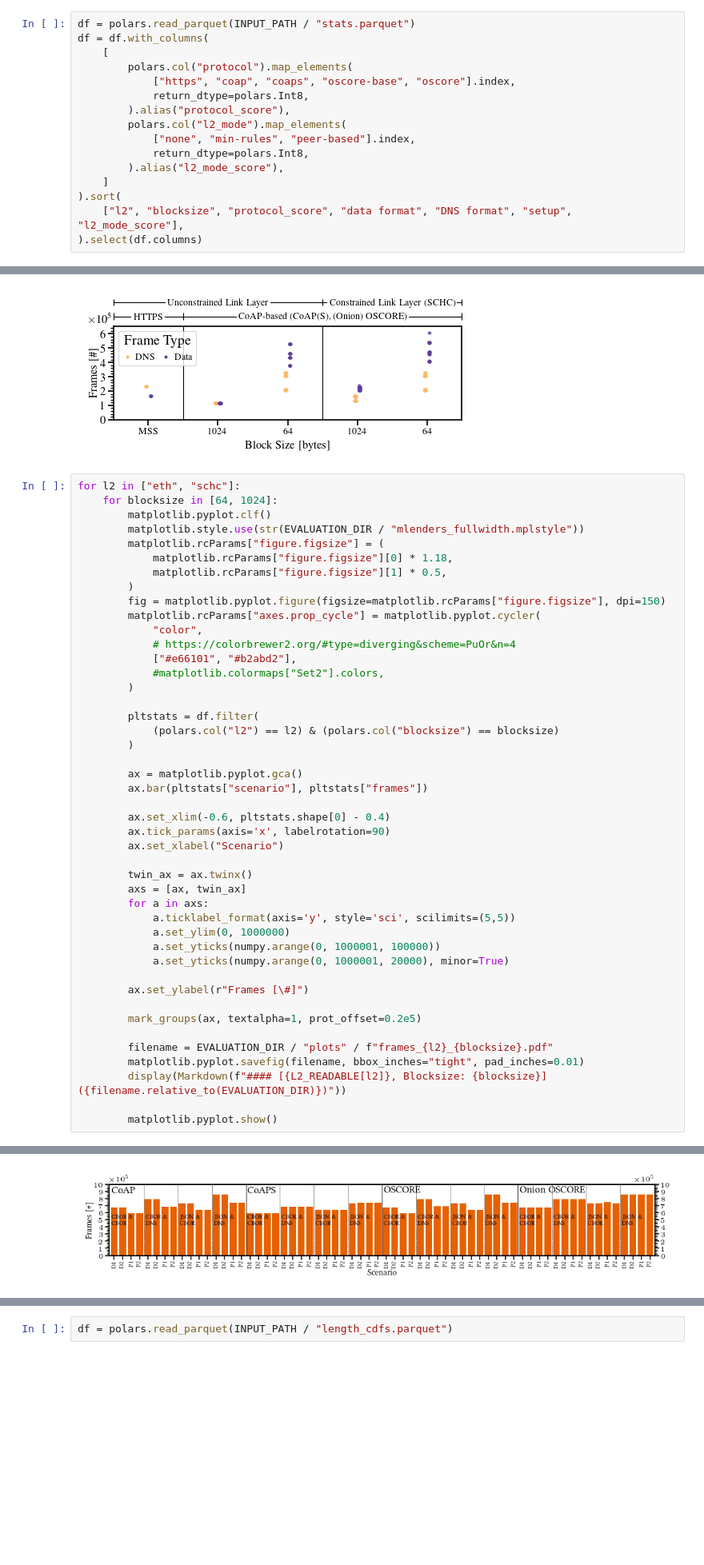
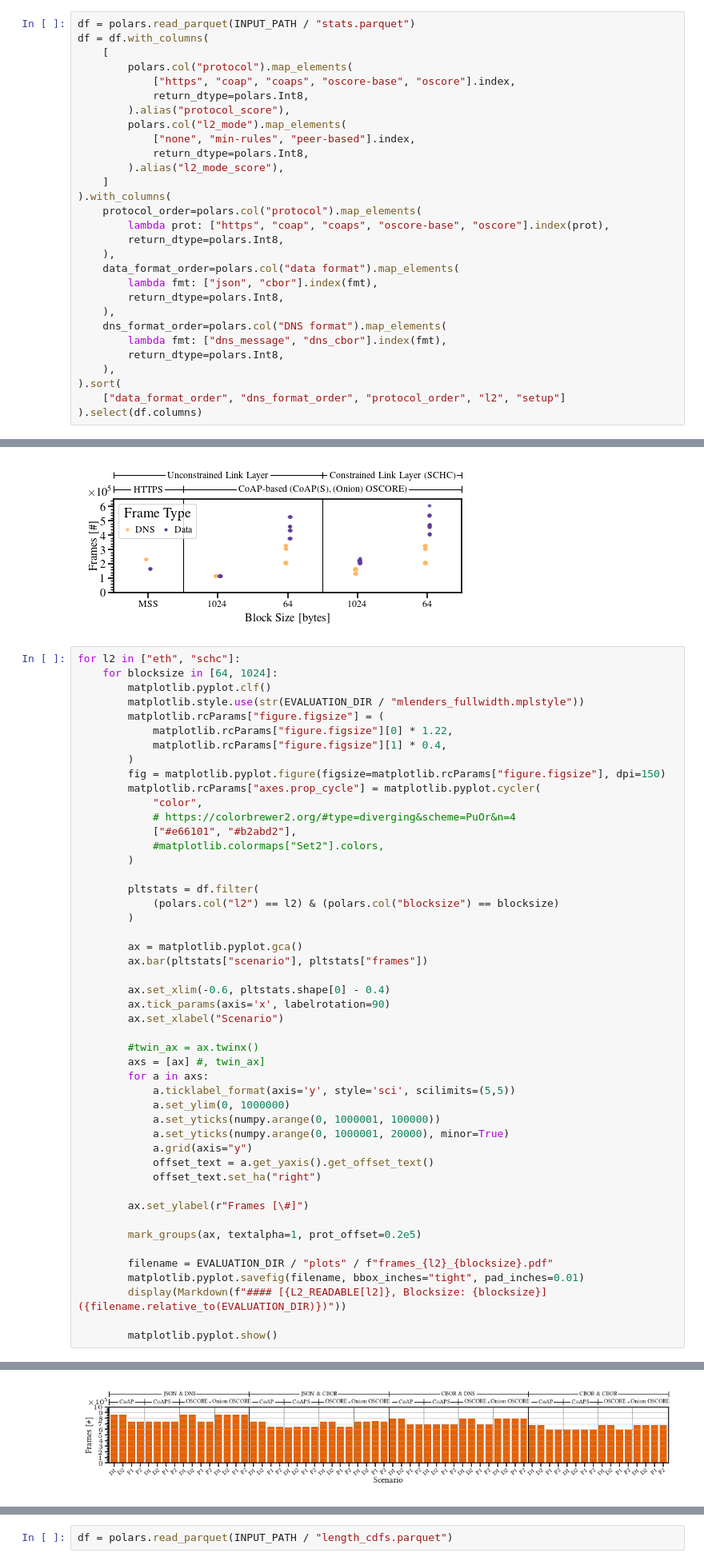
Before and after one commit to miri64/artifacts-eurosp26-doc-privacy, a Jupyter notebook: dataset_exploration.ipynb, the cells around one changed output, grey strips where cells are left out. Shown at 80% size. Saved outputs shown, nothing was run; the diff lists cells and outputs as text; blank space fills up the shorter version.

Commit message:
dataset_exploration.ipynb: adapt wide plots for new format

```diff
--- a/dataset_exploration.ipynb
+++ b/dataset_exploration.ipynb
@@ -324,8 +324,21 @@ df = df.with_columns(
             return_dtype=polars.Int8,
         ).alias("l2_mode_score"),
     ]
+).with_columns(
+    protocol_order=polars.col("protocol").map_elements(
+        lambda prot: ["https", "coap", "coaps", "oscore-base", "oscore"].index(prot),
+        return_dtype=polars.Int8,
+    ),
+    data_format_order=polars.col("data format").map_elements(
+        lambda fmt: ["json", "cbor"].index(fmt),
+        return_dtype=polars.Int8,
+    ),
+    dns_format_order=polars.col("DNS format").map_elements(
+        lambda fmt: ["dns_message", "dns_cbor"].index(fmt),
+        return_dtype=polars.Int8,
+    ),
 ).sort(
-    ["l2", "blocksize", "protocol_score", "data format", "DNS format", "setup", "l2_mode_score"],
+    ["data_format_order", "dns_format_order", "protocol_order", "l2", "setup"]
 ).select(df.columns)
 # %% [markdown]
 ## Fine-grained Plot
@@ -1084,8 +1183,8 @@ for l2 in ["eth", "schc"]:
         matplotlib.pyplot.clf()
         matplotlib.style.use(str(EVALUATION_DIR / "mlenders_fullwidth.mplstyle"))
         matplotlib.rcParams["figure.figsize"] = (
-            matplotlib.rcParams["figure.figsize"][0] * 1.18,
-            matplotlib.rcParams["figure.figsize"][1] * 0.5,
+            matplotlib.rcParams["figure.figsize"][0] * 1.22,
+            matplotlib.rcParams["figure.figsize"][1] * 0.4,
         )
         fig = matplotlib.pyplot.figure(figsize=matplotlib.rcParams["figure.figsize"], dpi=150)
         matplotlib.rcParams["axes.prop_cycle"] = matplotlib.pyplot.cycler(
@@ -1106,13 +1205,16 @@ for l2 in ["eth", "schc"]:
         ax.tick_params(axis='x', labelrotation=90)
         ax.set_xlabel("Scenario")
 
-        twin_ax = ax.twinx()
-        axs = [ax, twin_ax]
+        #twin_ax = ax.twinx()
+        axs = [ax] #, twin_ax]
         for a in axs:
             a.ticklabel_format(axis='y', style='sci', scilimits=(5,5))
             a.set_ylim(0, 1000000)
             a.set_yticks(numpy.arange(0, 1000001, 100000))
             a.set_yticks(numpy.arange(0, 1000001, 20000), minor=True)
+            a.grid(axis="y")
+            offset_text = a.get_yaxis().get_offset_text()
+            offset_text.set_ha("right")
 
         ax.set_ylabel(r"Frames [\#]")
 
@@ -1129,2 +1231,2 @@ for l2 in ["eth", "schc"]:
-[figure, old version]
+[figure, new version]
 #### [Not constrained, Blocksize: 1024](plots/frames_eth_1024.pdf)
```
Also changed, not shown: parts of 7 cells of this notebook, 25 other files.
